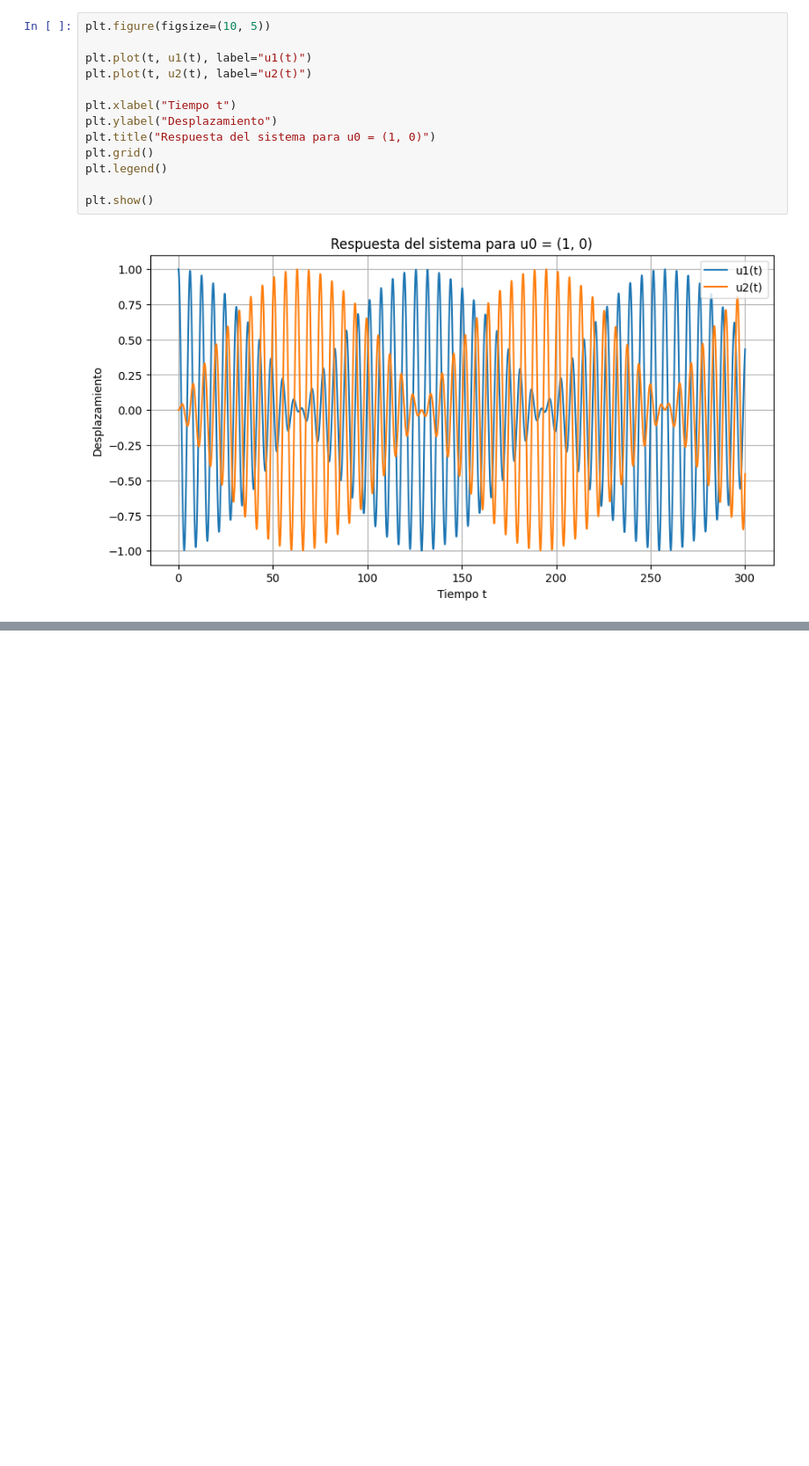
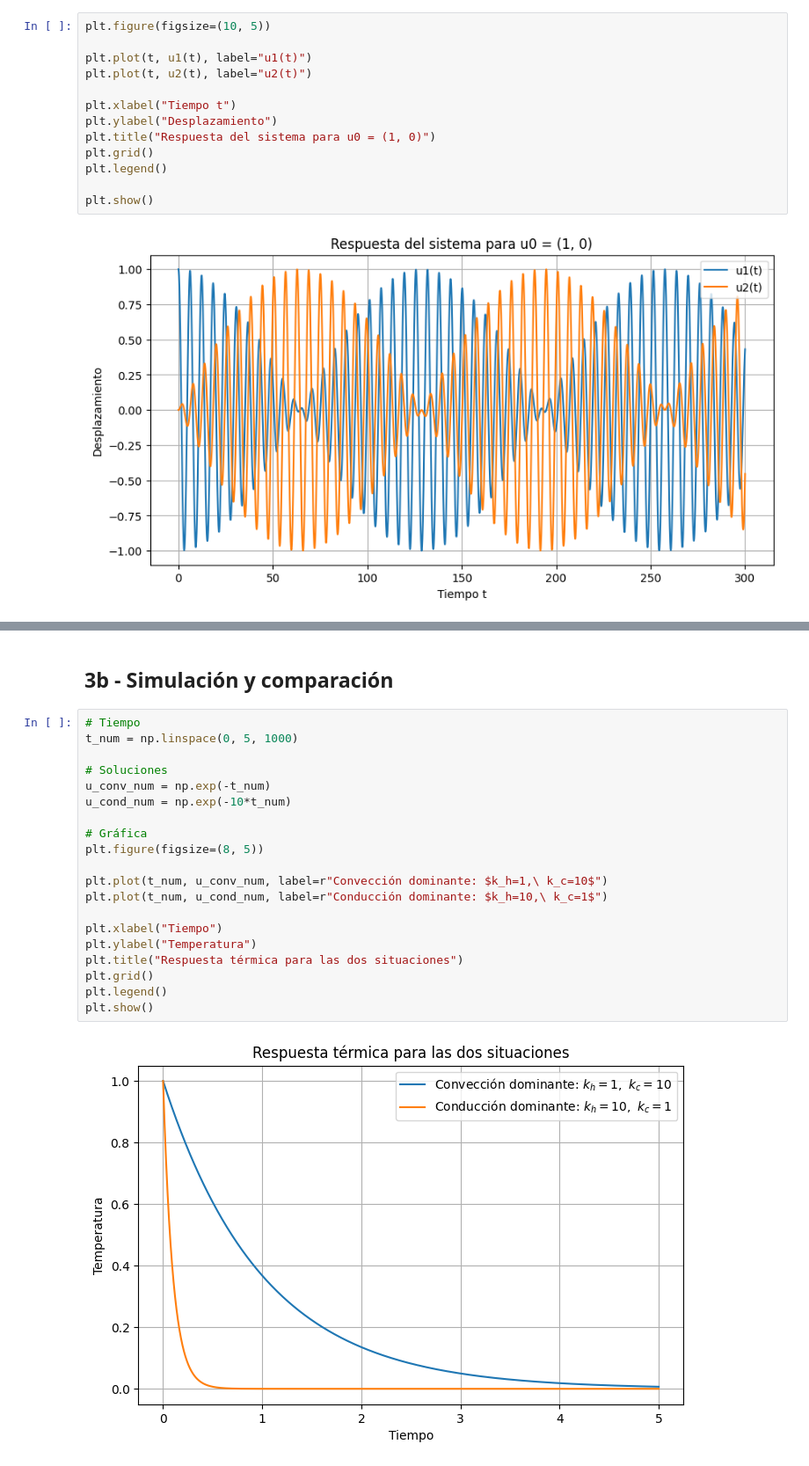
Before and after one commit to LuigiToby/IMEC4001, a Jupyter notebook: soluciones/LuisARodriguezA_tarea3.ipynb, the cells around one changed output, grey strips where cells are left out. Shown at 88% size. Cells and saved outputs as stored; diff of their text form; blank space fills up the shorter version.

```diff
--- a/soluciones/LuisARodriguezA_tarea3.ipynb
+++ b/soluciones/LuisARodriguezA_tarea3.ipynb
@@ -318,0 +527,24 @@ plt.show()
+# %% [markdown]
+## 3b - Simulación y comparación
+# %%
+# Tiempo
+t_num = np.linspace(0, 5, 1000)
+
+# Soluciones
+u_conv_num = np.exp(-t_num)
+u_cond_num = np.exp(-10*t_num)
+
+# Gráfica
+plt.figure(figsize=(8, 5))
+
+plt.plot(t_num, u_conv_num, label=r"Convección dominante: $k_h=1,\ k_c=10$")
+plt.plot(t_num, u_cond_num, label=r"Conducción dominante: $k_h=10,\ k_c=1$")
+
+plt.xlabel("Tiempo")
+plt.ylabel("Temperatura")
+plt.title("Respuesta térmica para las dos situaciones")
+plt.grid()
+plt.legend()
+plt.show()
+# %% [output]
+[figure, added]
```
Also changed, not shown: parts of 16 cells of this notebook.
